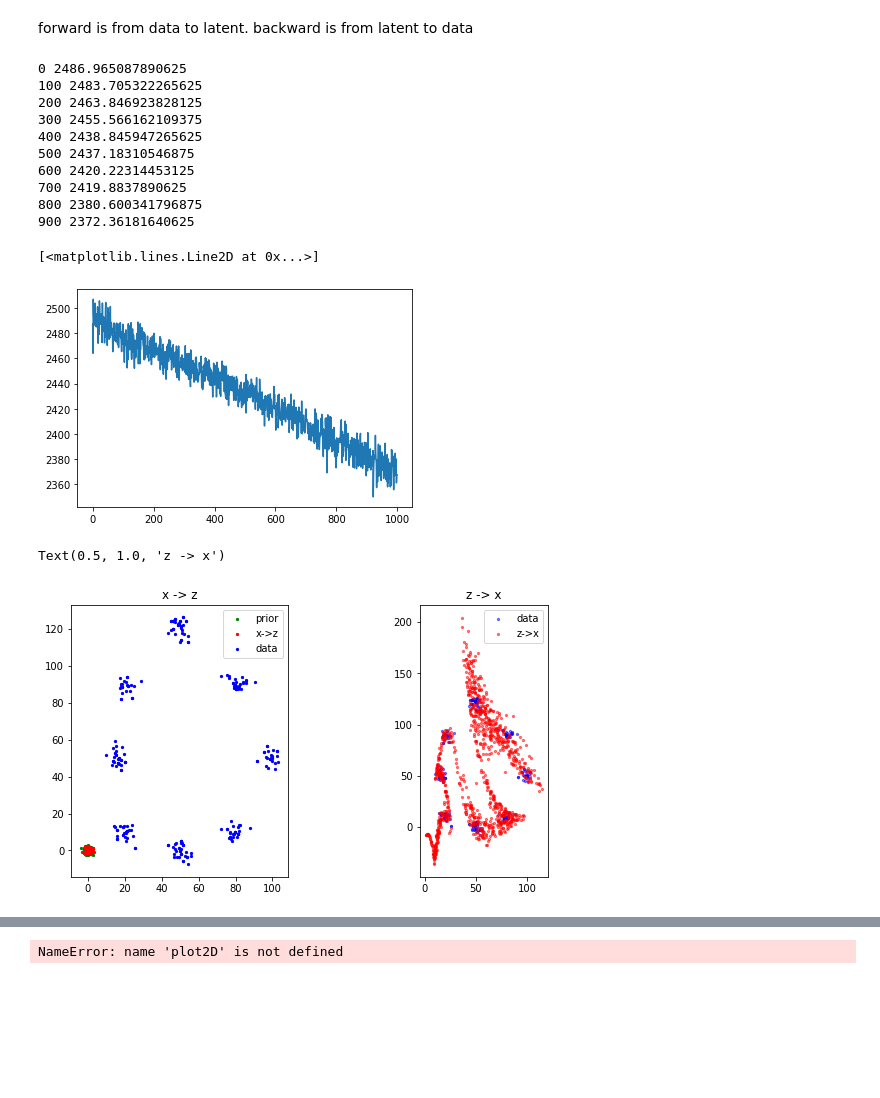
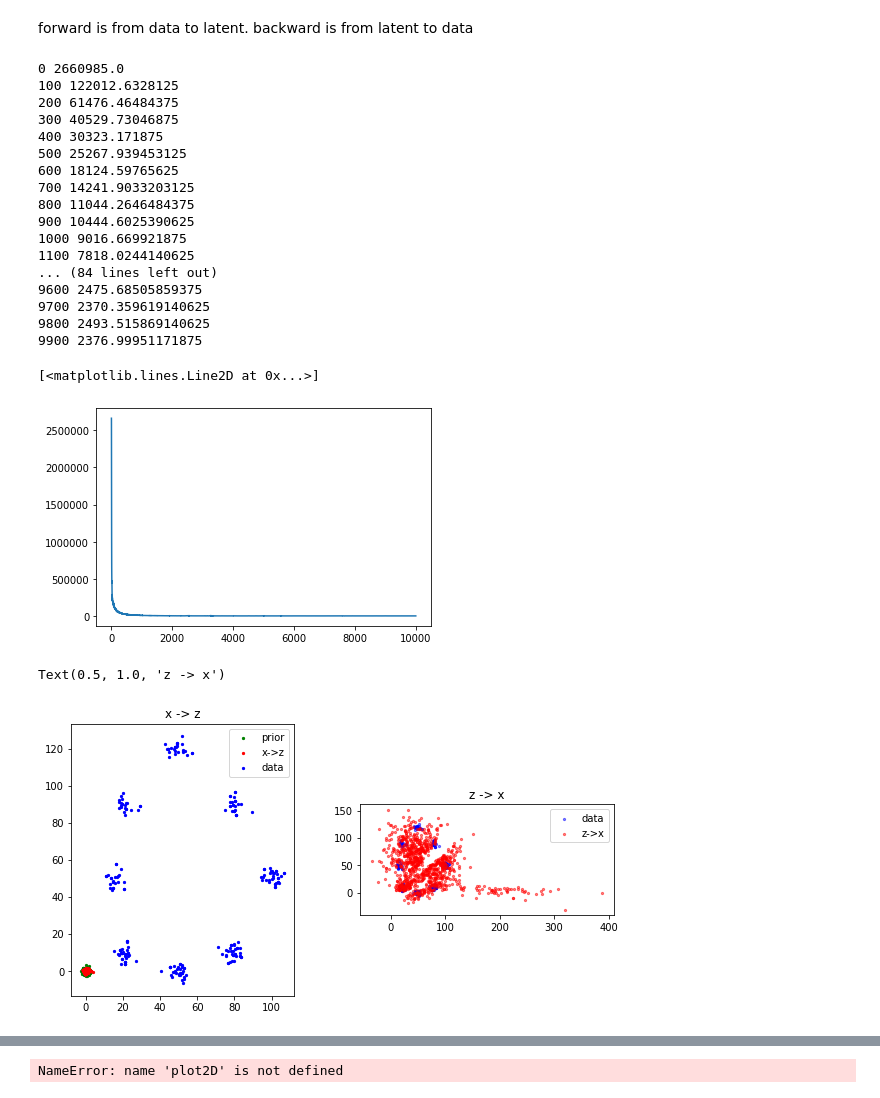
Before and after one commit to TrentBrick/learning-protein-landscapes, a Jupyter notebook: notebooks/Torch_DiscreteFlows.ipynb, the cells around one changed output, grey strips where cells are left out. Saved outputs shown, nothing was run; the diff lists cells and outputs as text; code cells hidden in the pictures; blank space fills up the shorter version.

```diff
--- a/notebooks/Torch_DiscreteFlows.ipynb
+++ b/notebooks/Torch_DiscreteFlows.ipynb
@@ -176,59 +176,66 @@ torch.Tensor
 # %% [markdown]
 forward is from data to latent. backward is from latent to data
 # %%
-epochs = 1000
+epochs = 10000
 batch_size = 248
-learning_rate=0.00001
+learning_rate=0.01
 optimizer = torch.optim.Adam(model.parameters(), lr=learning_rate)
 losses = []
 
 #x = torch.Tensor(data[:batch_size,:])
 
 model.train()
 for e in range(epochs):
 
     #x = d.sample(batch_size)
     x = torch.Tensor(eightMixture_sample(batch_size))
 
     optimizer.zero_grad()
 
     zs, prior_logprob, log_det = model.forward( x )
     # get the back output after every transformation currently!
     #print(back_probs)
     logprob = prior_logprob + log_det
     loss = -torch.sum(logprob)
     #print(loss)
 
     loss.backward()
     optimizer.step()
 
     losses.append(loss.detach())
 
     if e%100==0:
         print(e, loss.item())
 
 
 plt.plot(losses)
 # %% [output]
-0 2486.965087890625
-100 2483.705322265625
-200 2463.846923828125
-300 2455.566162109375
-400 2438.845947265625
-500 2437.18310546875
-600 2420.22314453125
-700 2419.8837890625
-800 2380.600341796875
-900 2372.36181640625
+0 2660985.0
+100 122012.6328125
+200 61476.46484375
+300 40529.73046875
+400 30323.171875
+500 25267.939453125
+600 18124.59765625
+700 14241.9033203125
+800 11044.2646484375
+900 10444.6025390625
+1000 9016.669921875
+1100 7818.0244140625
+... (84 lines left out)
+9600 2475.68505859375
+9700 2370.359619140625
+9800 2493.515869140625
+9900 2376.99951171875
 [<matplotlib.lines.Line2D at 0x...>]
-[figure, old version]
+[figure, new version]
 # %%
 model.eval()
 
 #x = d.sample(128)
 x = torch.Tensor(eightMixture_sample(batch_size))
 zs, prior_logprob, log_det = model(x)
-z = zs[-1]
+z = zs
 
 x = x.detach().numpy()
 z = z.detach().numpy()
@@ -243,7 +250,7 @@ plt.axis('scaled')
 plt.title('x -> z')
 
 zs = model.sample(128*8)
-z = zs[-1]
+z = zs
 z = z.detach().numpy()
 plt.subplot(122)
 plt.scatter(x[:,0], x[:,1], c='b', s=5, alpha=0.5)
@@ -253,7 +260,7 @@ plt.axis('scaled')
 plt.title('z -> x')
 # %% [output]
 Text(0.5, 1.0, 'z -> x')
-[figure, old version]
+[figure, new version]
 # %%
 def plot2D(x):
     plt.scatter(x[:,0], x[:,1])
```
Also changed, not shown: parts of 54 cells of this notebook, 6 other files.
